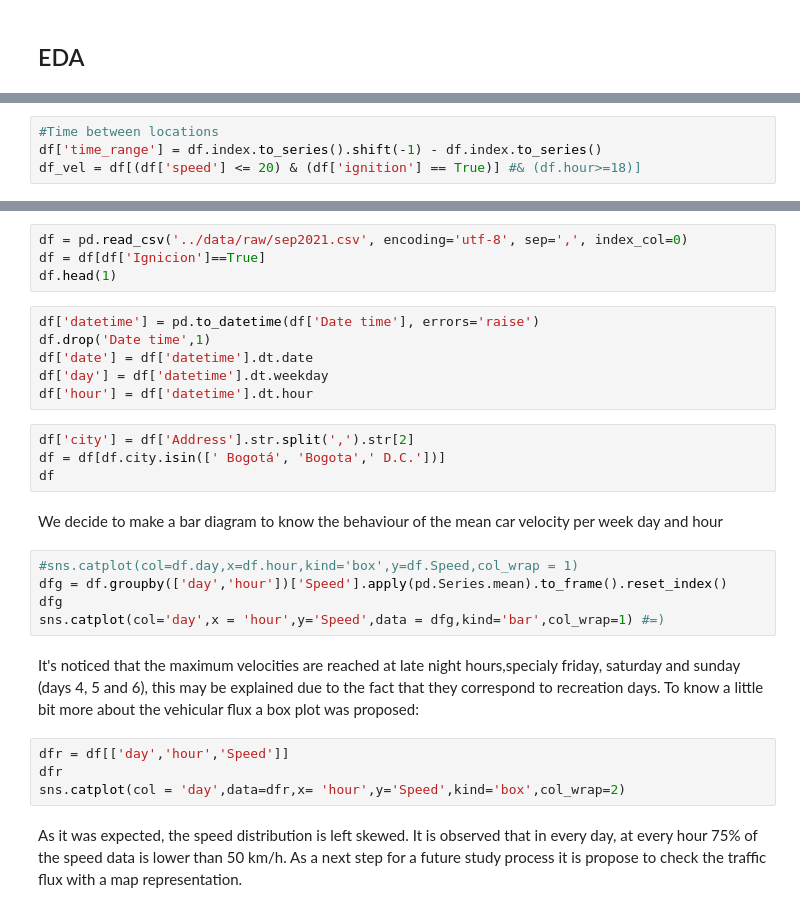
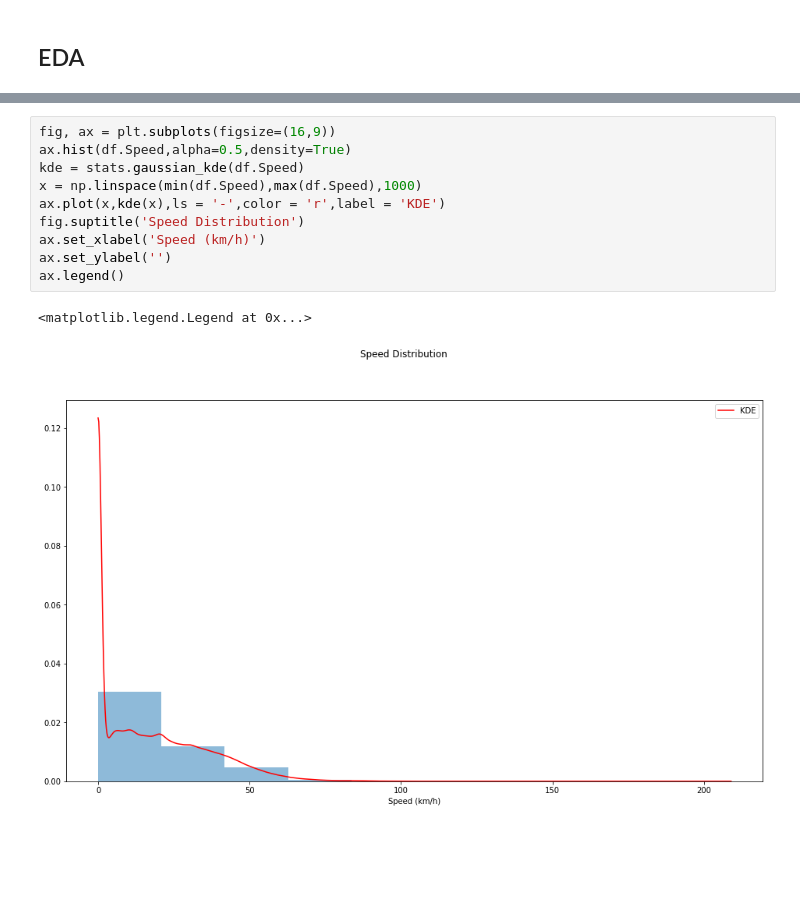
Before and after one commit to AlejoB13C/rastreo-satelital, a Jupyter notebook: notebooks/InDepthEDA.ipynb, the cells around one changed output, grey strips where cells are left out. Drawn from its saved outputs; the diff is of its cells as text; blank space fills up the shorter version.

```diff
--- a/notebooks/InDepthEDA.ipynb
+++ b/notebooks/InDepthEDA.ipynb
@@ -284,4 +136,0 @@ plt.show()
-# %%
-#Time between locations
-df['time_range'] = df.index.to_series().shift(-1) - df.index.to_series()
-df_vel = df[(df['speed'] <= 20) & (df['ignition'] == True)] #& (df.hour>=18)]
@@ -539,29 +137,13 @@ With the available data we can obtain the vehicular flux of Bogota:
-# %%
-df = pd.read_csv('../data/raw/sep2021.csv', encoding='utf-8', sep=',', index_col=0)
-df = df[df['Ignicion']==True]
-df.head(1)
-# %%
-df['datetime'] = pd.to_datetime(df['Date time'], errors='raise')
-df.drop('Date time',1)
-df['date'] = df['datetime'].dt.date
-df['day'] = df['datetime'].dt.weekday
-df['hour'] = df['datetime'].dt.hour
-# %%
-df['city'] = df['Address'].str.split(',').str[2]
-df = df[df.city.isin([' Bogotá', 'Bogota',' D.C.'])]
-df
-# %% [markdown]
-We decide to make a bar diagram to know the behaviour of the mean car velocity per week day and hour
-# %%
-#sns.catplot(col=df.day,x=df.hour,kind='box',y=df.Speed,col_wrap = 1)
-dfg = df.groupby(['day','hour'])['Speed'].apply(pd.Series.mean).to_frame().reset_index()
-dfg
-sns.catplot(col='day',x = 'hour',y='Speed',data = dfg,kind='bar',col_wrap=1) #=)
-# %% [markdown]
-It's noticed that the maximum velocities are reached at late night hours,specialy friday, saturday and sunday (days 4, 5 and 6), this may be explained due to the fact that they correspond to recreation days. To know a little bit more about the vehicular flux a box plot was proposed:
-# %%
-dfr = df[['day','hour','Speed']]
-dfr
-sns.catplot(col = 'day',data=dfr,x= 'hour',y='Speed',kind='box',col_wrap=2)
-# %% [markdown]
-As it was expected, the speed distribution is left skewed. It is observed that in every day, at every hour 75% of the speed data is lower than 50 km/h. As a next step for a future study process it is propose to check the traffic flux with a map representation.
+# %%
+fig, ax = plt.subplots(figsize=(16,9))
+ax.hist(df.Speed,alpha=0.5,density=True)
+kde = stats.gaussian_kde(df.Speed)
+x = np.linspace(min(df.Speed),max(df.Speed),1000)
+ax.plot(x,kde(x),ls = '-',color = 'r',label = 'KDE')
+fig.suptitle('Speed Distribution')
+ax.set_xlabel('Speed (km/h)')
+ax.set_ylabel('')
+ax.legend()
+# %% [output]
+<matplotlib.legend.Legend at 0x...>
+[figure, added]
```
Also changed, not shown: parts of 81 cells of this notebook.
